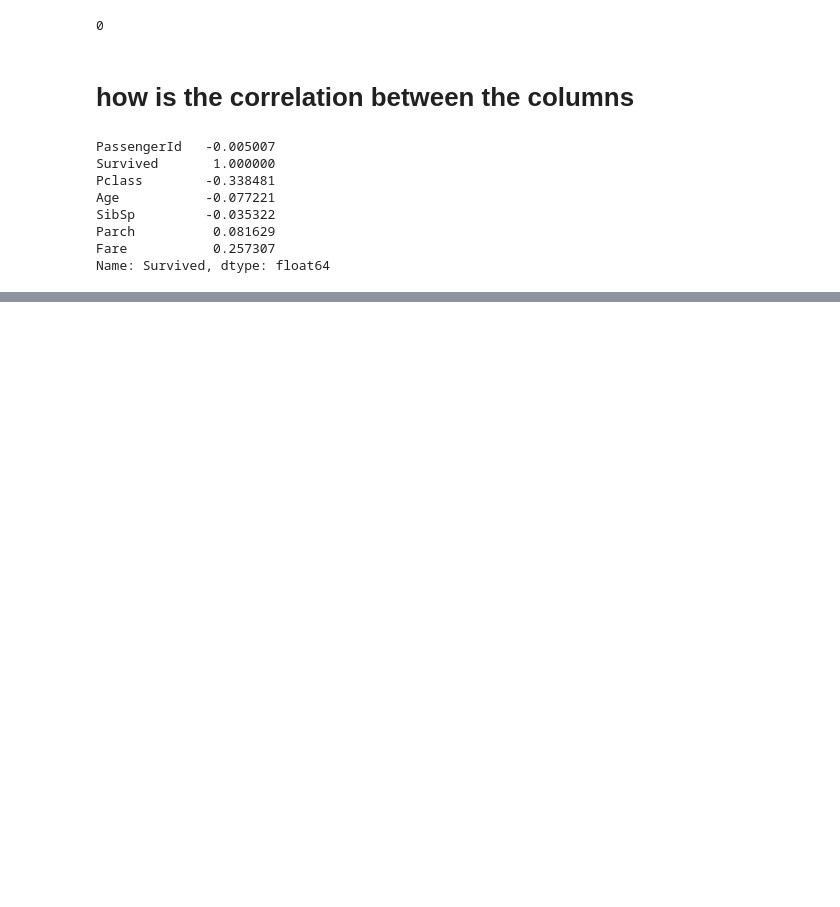
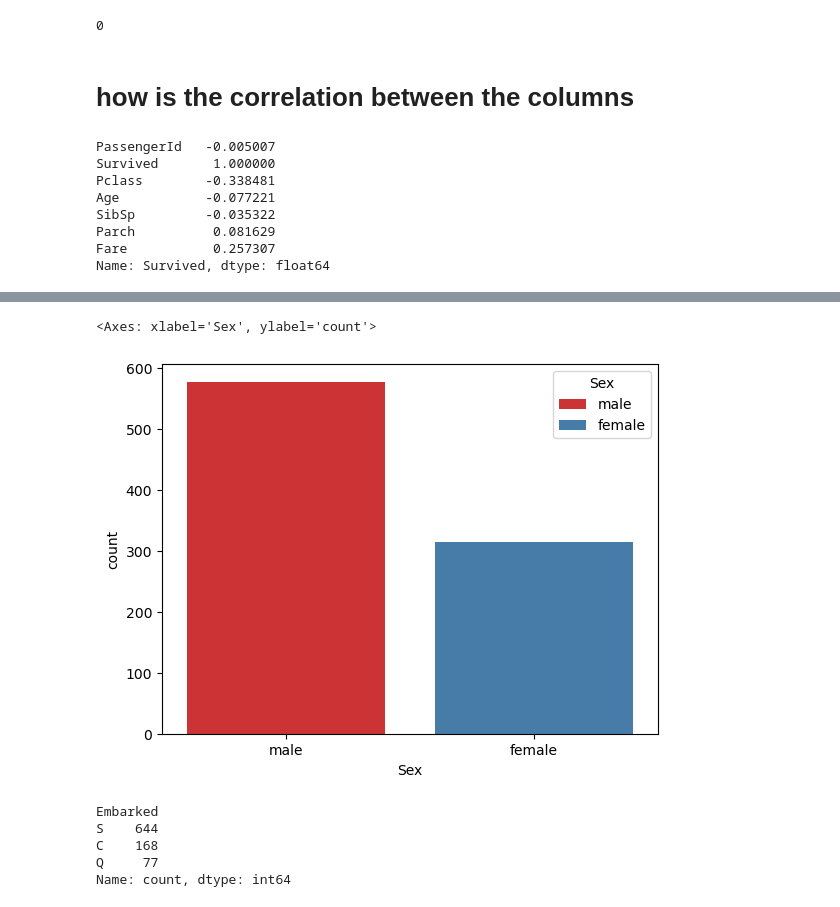
Before and after one commit to abburinagamani/Campusx_ml, a Jupyter notebook: python_files/understanding-data.ipynb, the cells around one changed output, grey strips where cells are left out. Saved outputs shown, nothing was run; the diff lists cells and outputs as text; code cells hidden in the pictures; blank space fills up the shorter version.

```diff
--- a/python_files/understanding-data.ipynb
+++ b/python_files/understanding-data.ipynb
@@ -97,0 +167,14 @@ Name: Survived, dtype: float64
+# %%
+sns.countplot(x="Sex", data=df, hue="Sex",palette="Set1", legend=True)
+# %% [output]
+<Axes: xlabel='Sex', ylabel='count'>
+[figure, added]
+# %%
+counts = df["Embarked"].value_counts()
+print(counts)
+# %% [output]
+Embarked
+S    644
+C    168
+Q     77
+Name: count, dtype: int64
```
Also changed, not shown: parts of 25 cells of this notebook, 2 other files.
